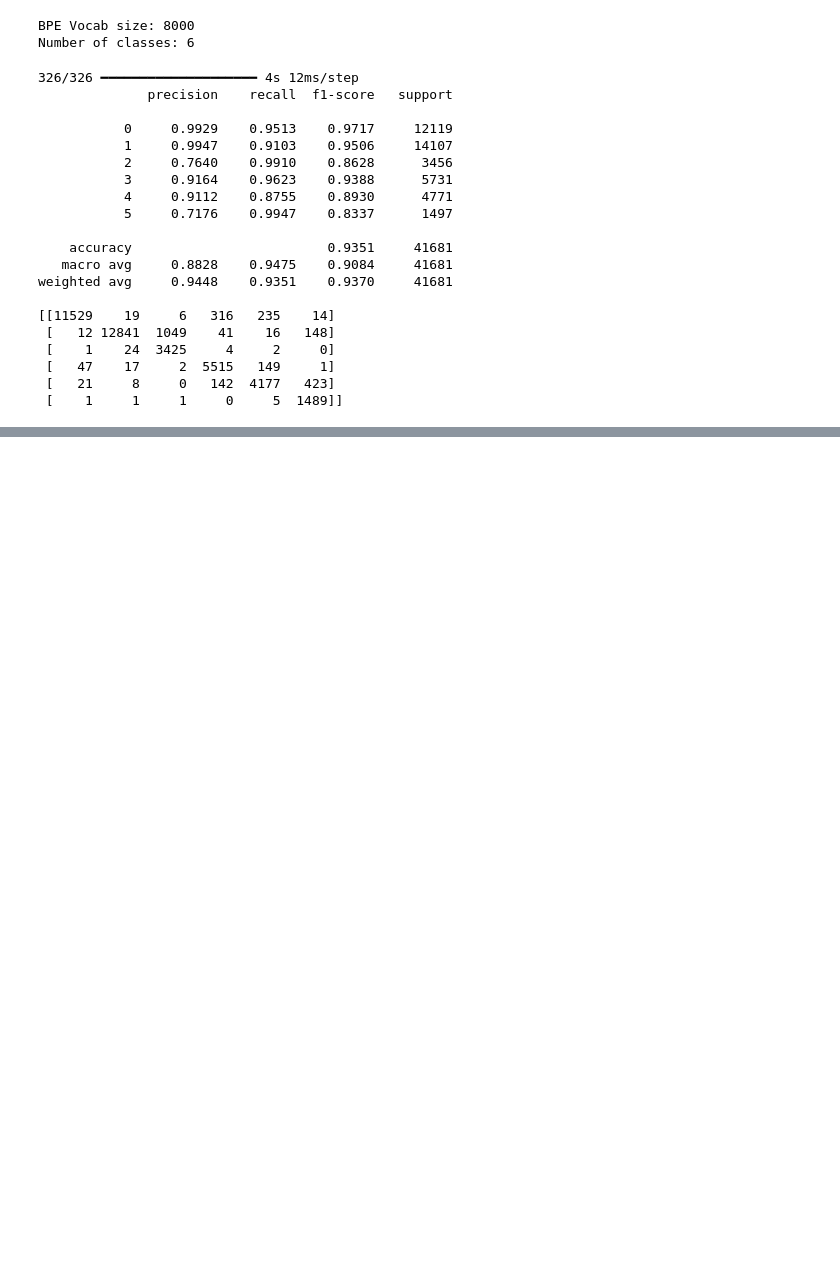
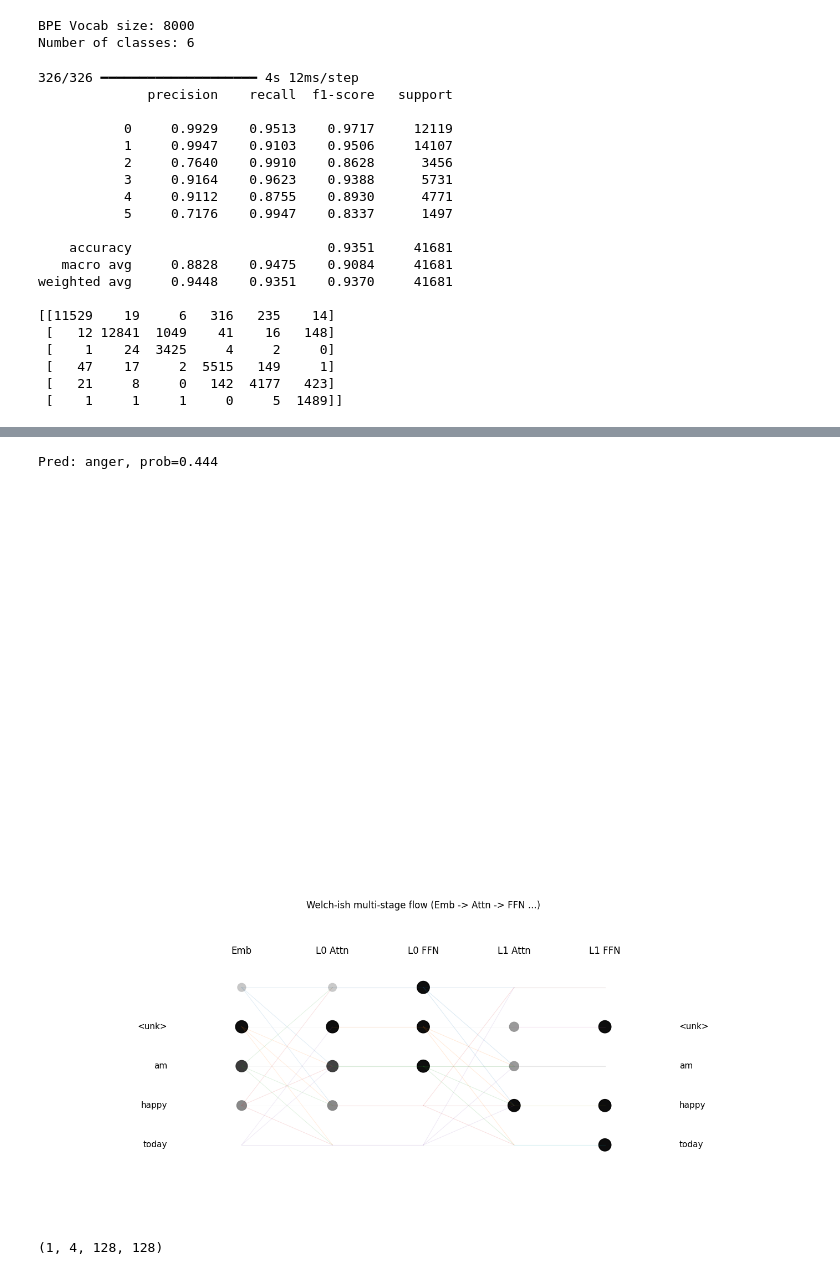
Before and after one commit to DSkilton/deep_learning_ica1, a Jupyter notebook: main.ipynb, the cells around one changed output, grey strips where cells are left out. Saved outputs shown, nothing was run; the diff lists cells and outputs as text; code cells hidden in the pictures; blank space fills up the shorter version.

```diff
--- a/main.ipynb
+++ b/main.ipynb
@@ -508,7 +660,7 @@ def train_one_config(vocab_size, num_classes, train_data, val_data, class_weight
 
     model.compile(
         optimizer=tf.keras.optimizers.AdamW(learning_rate=lr, weight_decay=WEIGHT_DECAY),
-        loss=tf.keras.losses.SparseCategoricalCrossentropy(),
+        loss=tf.keras.losses.SparseCategoricalCrossentropy(label_smoothing=config["label_smoothing"])
         metrics=["accuracy"])
 
     early_stop_callback = tf.keras.callbacks.EarlyStopping(monitor="val_loss", patience=PATIENCE, restore_best_weights=True)
@@ -767,0 +1146,9 @@ for text in text_samples:
+# %%
+def pretty_sp_piece(p: str) -> str:
+    # SentencePiece uses "▁" as a word-start marker
+    if p == "<unk>":
+        return "<unk>"
+    return p.replace("▁", " ").strip()  # turns ▁happy -> happy, ▁I -> I
+
+def sp_decode_pieces_pretty(sp, ids_1d):
+    return [pretty_sp_piece(sp.id_to_piece(int(i))) for i in ids_1d]
@@ -767,0 +1423,52 @@ for text in text_samples:
+# %%
+inspect_model = build_transformer_inspector(VOCAB_SIZE)
+
+text = "I am happy today"
+ids, mask = encode_one(sp_bpe, text, MAX_LEN, pad_id=PAD_ID)
+
+outs = inspect_model.predict((ids, mask), verbose=0)
+
+probs = outs[0][0]
+pred = int(np.argmax(probs))
+print(f"Pred: {emotion_map[pred]}, prob={probs[pred]:.3f}")
+
+tokens = sp_decode_pieces_pretty(sp_bpe, ids[0])
+mask_1d = mask[0].astype(int)
+
+# outs layout:
+# outs[1] = embeddings output (1, seq, dim)
+# then per layer:
+#   scores, x_att, x_ff
+stage_norms = []
+stage_norms.append(activation_norms(outs[1]))  # Emb norms
+
+layer_attn = []
+cursor = 2
+for k in range(NUM_LAYERS):
+    scores = outs[cursor]      # (1, heads, q, k)
+    x_att  = outs[cursor + 1]  # (1, seq, dim)
+    x_ff   = outs[cursor + 2]  # (1, seq, dim)
+
+    layer_attn.append(scores[0])  # (heads, seq, seq)
+    stage_norms.append(activation_norms(x_att))  # Lk Attn column norms
+    stage_norms.append(activation_norms(x_ff))   # Lk FFN column norms
+
+    cursor += 3
+
+plot_welchish(
+    tokens=tokens,
+    mask_1d=mask_1d,
+    layer_attn=layer_attn,
+    stage_norms=stage_norms,
+    title="Welch-ish multi-stage flow (Emb -> Attn -> FFN ...)",
+    top_k=3,
+    min_weight=0.05
+)
+# %% [output]
+Pred: anger, prob=0.444
+[figure, added]
+[figure, added]
+# %%
+print(outs[1].shape)  # first attention output
+# %% [output]
+(1, 4, 128, 128)
```
Also changed, not shown: parts of 23 cells of this notebook, 2 other files.
